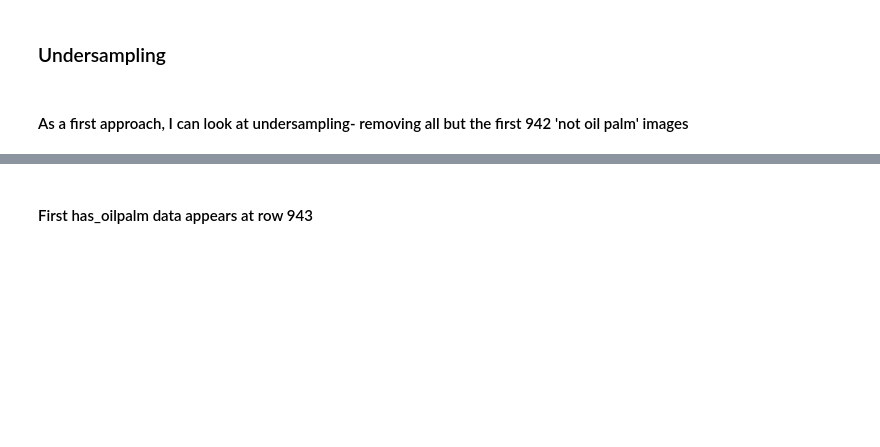
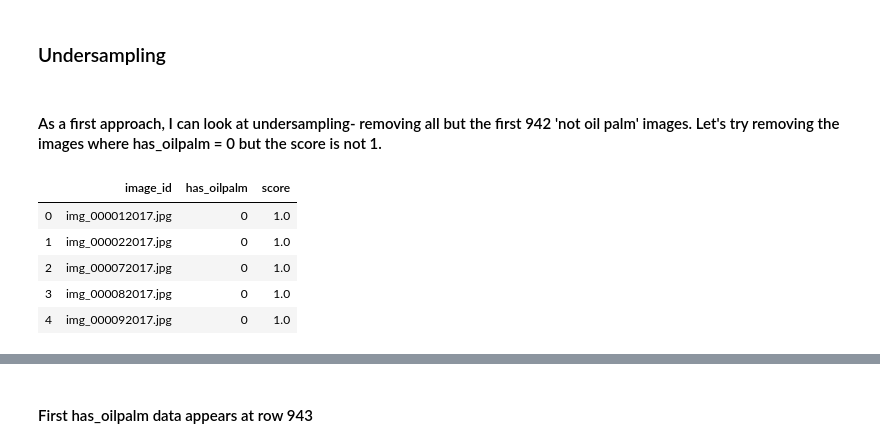
Before and after one commit to miamedra2/oilpalm_image_classification, a Jupyter notebook: OilPalmClassification.ipynb, the cells around one changed output, grey strips where cells are left out. Saved outputs shown, nothing was run; the diff lists cells and outputs as text; code cells hidden in the pictures; blank space fills up the shorter version.

```diff
--- a/OilPalmClassification.ipynb
+++ b/OilPalmClassification.ipynb
@@ -116,4 +116,4 @@ So there's about an order of magnitude more images with no oil palm than there a
 # %% [markdown]
 ### Undersampling
 # %% [markdown]
-#### As a first approach, I can look at undersampling- removing all but the first 942 'not oil palm' images
+#### As a first approach, I can look at undersampling- removing all but the first 942 'not oil palm' images.  Let's try removing the images where has_oilpalm = 0 but the score is not 1.
@@ -119,0 +125,9 @@ So there's about an order of magnitude more images with no oil palm than there a
+# %%
+df.head()
+# %% [output]
+|  | image_id | has_oilpalm | score |
+| 0 | img_000012017.jpg | 0 | 1.0 |
+| 1 | img_000022017.jpg | 0 | 1.0 |
+| 2 | img_000072017.jpg | 0 | 1.0 |
+| 3 | img_000082017.jpg | 0 | 1.0 |
+| 4 | img_000092017.jpg | 0 | 1.0 |
```
Also changed, not shown: parts of 12 cells of this notebook.
